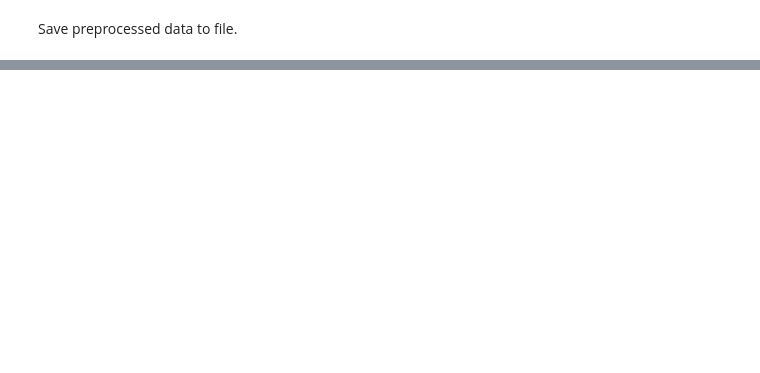
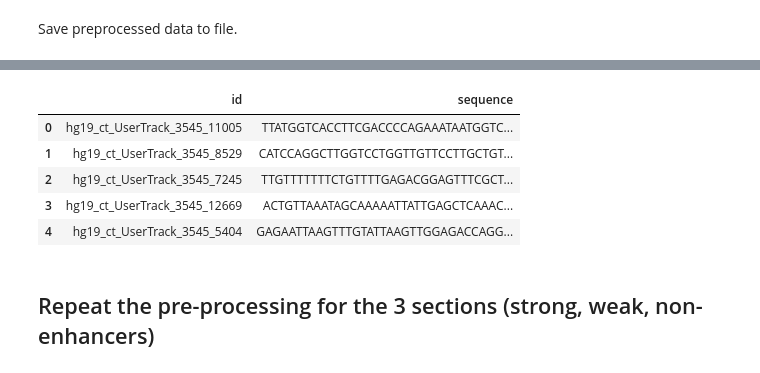
Before and after one commit to tkokkeng/KE5006-AppliedResearch, a Jupyter notebook: DataExploration/preprocessing1.ipynb, the cells around one changed output, grey strips where cells are left out. Drawn from its saved outputs; the diff is of its cells as text; code cells hidden in the pictures; blank space fills up the shorter version.

```diff
--- a/DataExploration/preprocessing1.ipynb
+++ b/DataExploration/preprocessing1.ipynb
@@ -97,0 +278,3 @@ preprocess_data(['non_enhancer.txt', 'strong.txt', 'weak.txt'])
+# %%
+keep_string = re.compile('^[>ACTG]')
+weak_df.drop(weak_df[weak_df.map(lambda x: keep_string.match(x) is None)].index, inplace=True)
@@ -97,0 +301,16 @@ preprocess_data(['non_enhancer.txt', 'strong.txt', 'weak.txt'])
+# %%
+weak_df = pd.DataFrame(weak_df.values.reshape((-1, 5)))
+weak_df['sequence'] = weak_df[1] + weak_df[2] + weak_df[3] + weak_df[4]
+weak_df.drop([1,2,3,4], axis=1, inplace=True)
+weak_df.columns = ['id', 'sequence']
+weak_df['id'] = weak_df['id'].map(lambda x: x[1:])
+weak_df.head()
+# %% [output]
+|  | id | sequence |
+| 0 | hg19_ct_UserTrack_3545_11005 | TTATGGTCACCTTCGACCCCAGAAATAATGGTC... |
+| 1 | hg19_ct_UserTrack_3545_8529 | CATCCAGGCTTGGTCCTGGTTGTTCCTTGCTGT... |
+| 2 | hg19_ct_UserTrack_3545_7245 | TTGTTTTTTTCTGTTTTGAGACGGAGTTTCGCT... |
+| 3 | hg19_ct_UserTrack_3545_12669 | ACTGTTAAATAGCAAAAATTATTGAGCTCAAAC... |
+| 4 | hg19_ct_UserTrack_3545_5404 | GAGAATTAAGTTTGTATTAAGTTGGAGACCAGG... |
+# %% [markdown]
+## Repeat the pre-processing for the 3 sections (strong, weak, non-enhancers)
```
Also changed, not shown: parts of 36 cells of this notebook.
